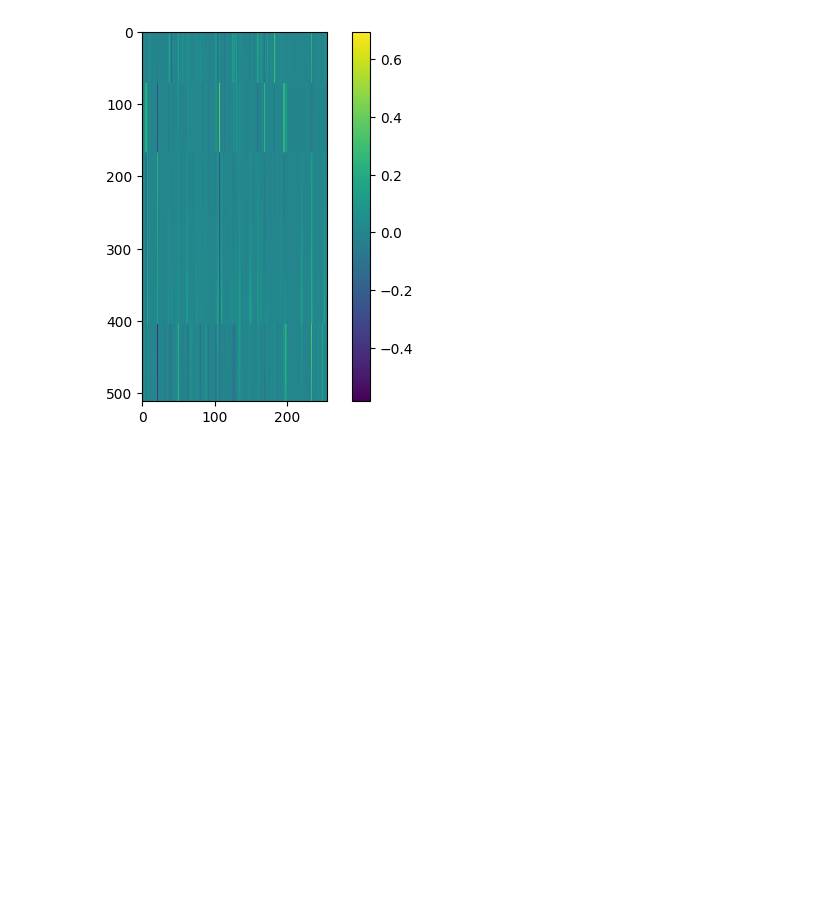
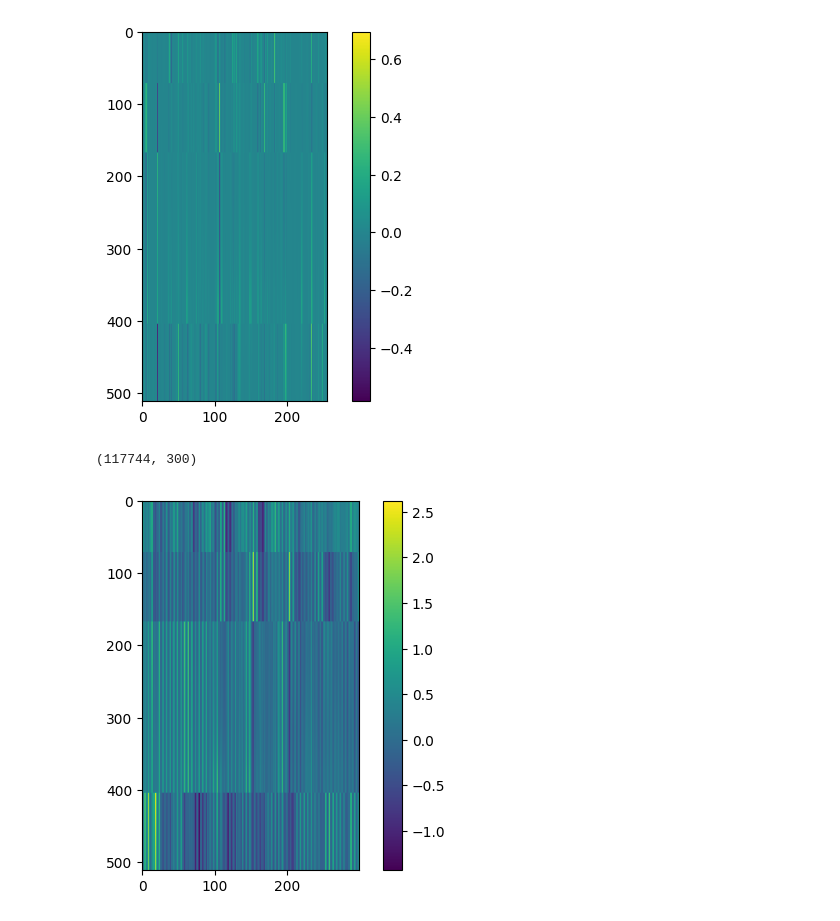
Before and after one commit to soul-M-42/Covariance_EEG_Emotion, a Jupyter notebook: vis_tool.ipynb, the cells around one changed output. Cells and saved outputs as stored; diff of their text form; code cells hidden in the pictures; blank space fills up the shorter version.

```diff
--- a/vis_tool.ipynb
+++ b/vis_tool.ipynb
@@ -47,3 +50,11 @@ show_data(data_cnn_new[:512])
 # %% [output]
 (117744, 256)
 [figure]
+# %%
+dir_mlla = '/mnt/dataset0/qingzhu/AutoICA_Processed_EEG/SEED_V/Processed_data_filter_0.50_47.00_AutoICA_Def_Threshold/data_3in1/ext_fea/replace_align_f0_fea_DE.npy'
+data_mlla = np.load(dir_mlla)
+print(data_mlla.shape)
+show_data(data_mlla[:512])
+# %% [output]
+(117744, 300)
+[figure, added]
```
Also changed, not shown: parts of 6 cells of this notebook, 4 other files.
